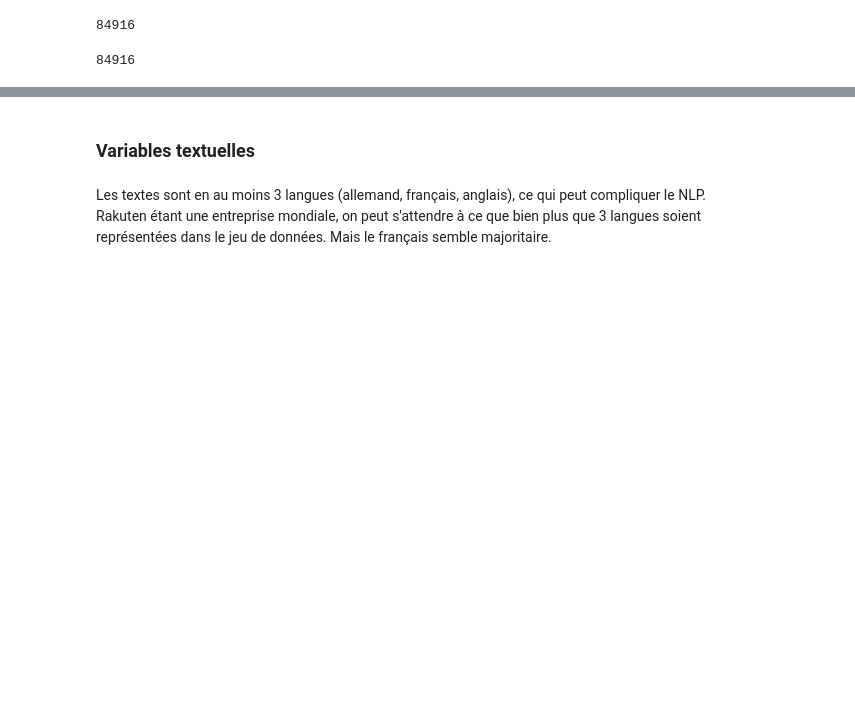
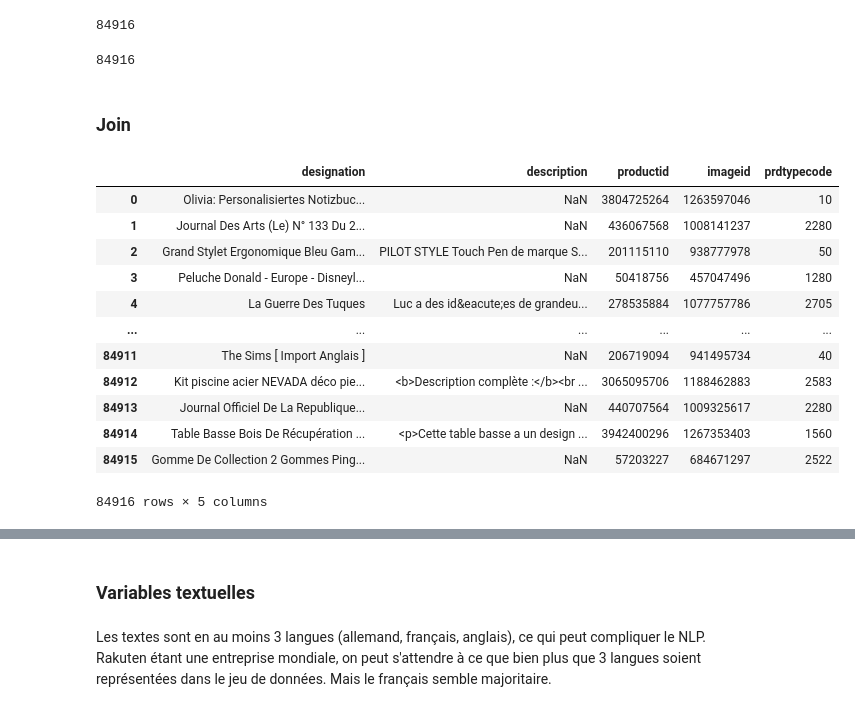
Before and after one commit to Kelorastus/Rakuten, a Jupyter notebook: notebooks/data_exploration/Valentin.ipynb, the cells around one changed output, grey strips where cells are left out. Drawn from its saved outputs; the diff is of its cells as text; code cells hidden in the pictures; blank space fills up the shorter version.

```diff
--- a/notebooks/data_exploration/Valentin.ipynb
+++ b/notebooks/data_exploration/Valentin.ipynb
@@ -158,3 +173,23 @@ X.productid.nunique()
 X.imageid.nunique()
 # %% [output]
 84916
+# %% [markdown]
+### Join
+# %%
+# Join on indexes, according to the documentation of the dataset.
+df = X.join(y)
+df
+# %% [output]
+|  | designation | description | productid | imageid | prdtypecode |
+| 0 | Olivia: Personalisiertes Notizbuc... | NaN | 3804725264 | 1263597046 | 10 |
+| 1 | Journal Des Arts (Le) N° 133 Du 2... | NaN | 436067568 | 1008141237 | 2280 |
+| 2 | Grand Stylet Ergonomique Bleu Gam... | PILOT STYLE Touch Pen de marque S... | 201115110 | 938777978 | 50 |
+| 3 | Peluche Donald - Europe - Disneyl... | NaN | 50418756 | 457047496 | 1280 |
+| 4 | La Guerre Des Tuques | Luc a des id&eacute;es de grandeu... | 278535884 | 1077757786 | 2705 |
+| ... | ... | ... | ... | ... | ... |
+| 84911 | The Sims [ Import Anglais ] | NaN | 206719094 | 941495734 | 40 |
+| 84912 | Kit piscine acier NEVADA déco pie... | <b>Description complète :</b><br ... | 3065095706 | 1188462883 | 2583 |
+| 84913 | Journal Officiel De La Republique... | NaN | 440707564 | 1009325617 | 2280 |
+| 84914 | Table Basse Bois De Récupération ... | <p>Cette table basse a un design ... | 3942400296 | 1267353403 | 1560 |
+| 84915 | Gomme De Collection 2 Gommes Ping... | NaN | 57203227 | 684671297 | 2522 |
+84916 rows × 5 columns
```
Also changed, not shown: parts of 6 cells of this notebook.
